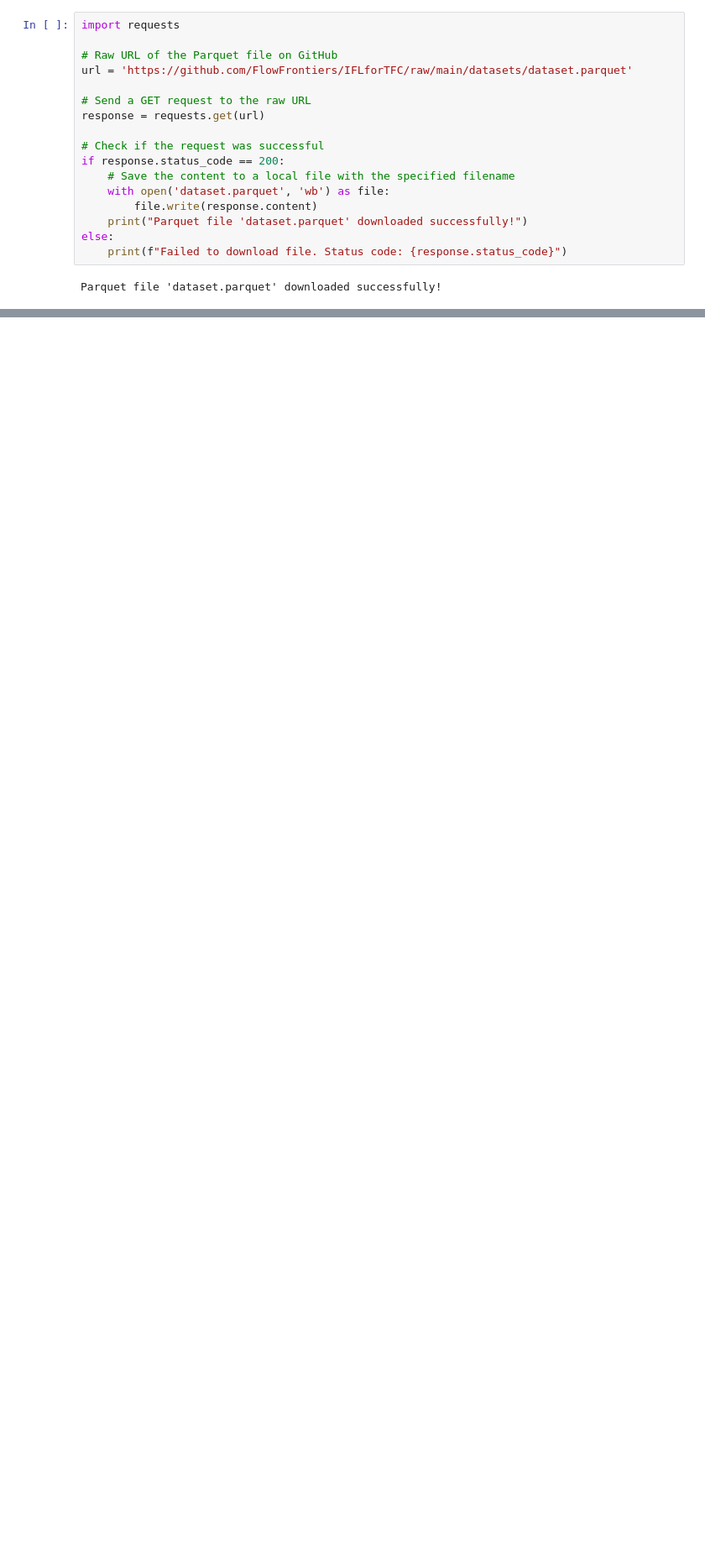
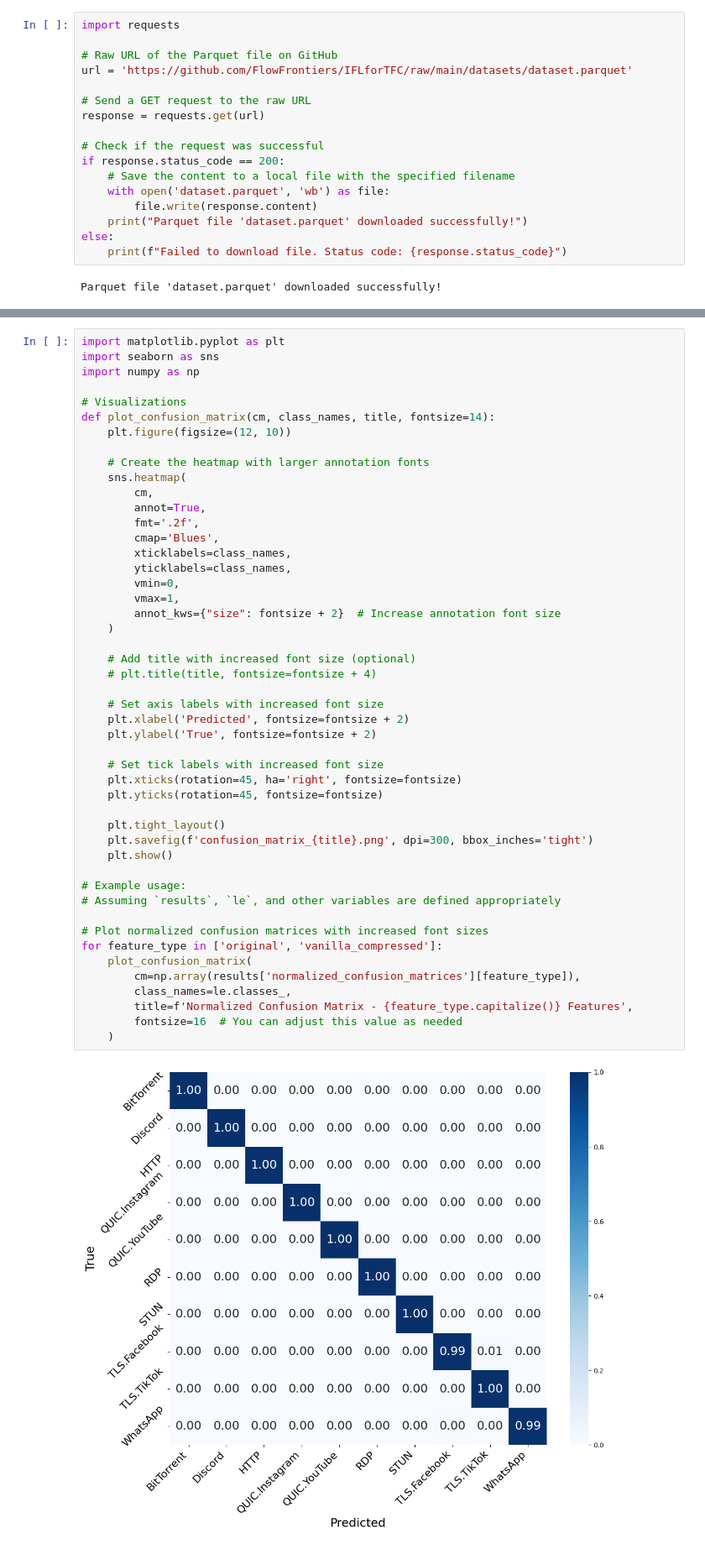
Before and after one commit to FlowFrontiers/AutoFlow, a Jupyter notebook: VanillaAE.ipynb, the cells around one changed output, grey strips where cells are left out. Shown at 84% size. Saved outputs shown, nothing was run; the diff lists cells and outputs as text; blank space fills up the shorter version.

```diff
--- a/VanillaAE.ipynb
+++ b/VanillaAE.ipynb
@@ -630,0 +1255,50 @@ WhatsApp: 185
+# %%
+import matplotlib.pyplot as plt
+import seaborn as sns
+import numpy as np
+
+# Visualizations
+def plot_confusion_matrix(cm, class_names, title, fontsize=14):
+    plt.figure(figsize=(12, 10))
+
+    # Create the heatmap with larger annotation fonts
+    sns.heatmap(
+        cm,
+        annot=True,
+        fmt='.2f',
+        cmap='Blues',
+        xticklabels=class_names,
+        yticklabels=class_names,
+        vmin=0,
+        vmax=1,
+        annot_kws={"size": fontsize + 2}  # Increase annotation font size
+    )
+
+    # Add title with increased font size (optional)
+    # plt.title(title, fontsize=fontsize + 4)
+
+    # Set axis labels with increased font size
+    plt.xlabel('Predicted', fontsize=fontsize + 2)
+    plt.ylabel('True', fontsize=fontsize + 2)
+
+    # Set tick labels with increased font size
+    plt.xticks(rotation=45, ha='right', fontsize=fontsize)
+    plt.yticks(rotation=45, fontsize=fontsize)
+
+    plt.tight_layout()
+    plt.savefig(f'confusion_matrix_{title}.png', dpi=300, bbox_inches='tight')
+    plt.show()
+
+# Example usage:
+# Assuming `results`, `le`, and other variables are defined appropriately
+
+# Plot normalized confusion matrices with increased font sizes
+for feature_type in ['original', 'vanilla_compressed']:
+    plot_confusion_matrix(
+        cm=np.array(results['normalized_confusion_matrices'][feature_type]),
+        class_names=le.classes_,
+        title=f'Normalized Confusion Matrix - {feature_type.capitalize()} Features',
+        fontsize=16  # You can adjust this value as needed
+    )
+# %% [output]
+[figure, added]
```
Also changed, not shown: parts of 29 cells of this notebook, 1 other file.
